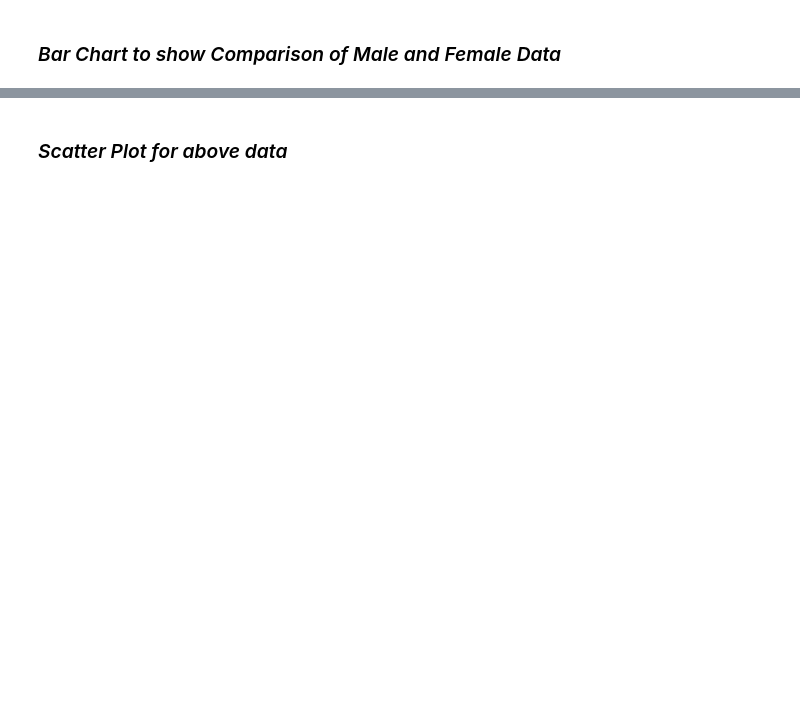
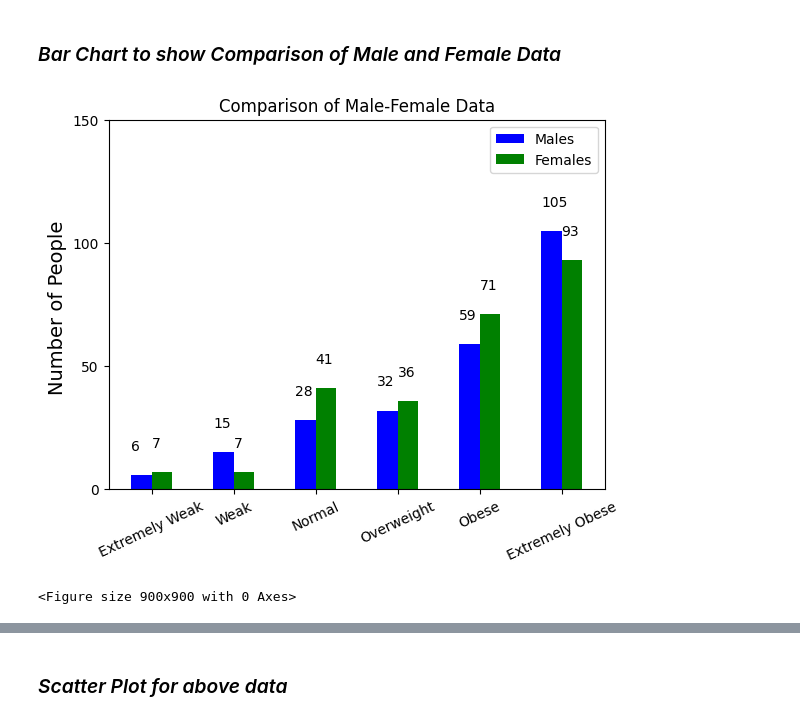
Before and after one commit to Jai-Verma-04/BodyMassIndex, a Jupyter notebook: BodyMassIndex.ipynb, the cells around one changed output, grey strips where cells are left out. Saved outputs shown, nothing was run; the diff lists cells and outputs as text; code cells hidden in the pictures; blank space fills up the shorter version.

```diff
--- a/BodyMassIndex.ipynb
+++ b/BodyMassIndex.ipynb
@@ -86,35 +89,40 @@ male_values = [male_index_0, male_index_1, male_index_2, male_index_3, male_inde
 female_values = [female_index_0, female_index_1, female_index_2, female_index_3, female_index_4, female_index_5]
 
 
 width=0.25  #* width for each bar
 x = arange(len(labels))  #* Number of bars
 
 #* Bar labels
 labels = ["Extremely Weak", "Weak", "Normal", "Overweight", "Obese", "Extremely Obese"]
 
+#* Title for the bar chart
+plt.title("Comparison of Male-Female Data")
+
 #* Plot of Male Values
 plt.bar(x-width/2, male_values, label='Males', width=width, color='Blue')
 
 #* Plot of Female Values
 plt.bar(x+width/2, female_values, label='Females', width=width, color='Green')
 
 #* X and Y ticks
 plt.xticks(x, labels, rotation=25)
 plt.yticks([i for i in range(0, 151, 50)])
 
-#* X and Y axis labels
-plt.xlabel('Weight Category', fontdict={'fontweight':'bold', 'fontsize':18})
-plt.ylabel('Number of People', fontdict={'fontweight':'bold', 'fontsize':12})
+#*Y axis label
+plt.ylabel('Number of People ', fontdict={'fontsize':14})
 
 #* Show legend
 plt.legend()
 
 x_space = 0.25      #* Space to separate values at x axis
 
 #* Displaying Values above each bar
 for i in range(len(x)):
-    plt.text(i-x_space, male_values[i]+4, male_values[i])  #* (X, Y, Value)
-    plt.text(i, female_values[i]+4, female_values[i])      #* (X, Y, Value)
+    plt.text(i-x_space, male_values[i]+10, male_values[i])  #* (X, Y, Value)
+    plt.text(i, female_values[i]+10, female_values[i])      #* (X, Y, Value)
 
 plt.figure(figsize=(3, 3), dpi=300) #* Figure size adjustment
 plt.show()
+# %% [output]
+[figure, added]
+<Figure size 900x900 with 0 Axes>
```
Also changed, not shown: parts of 8 cells of this notebook.
